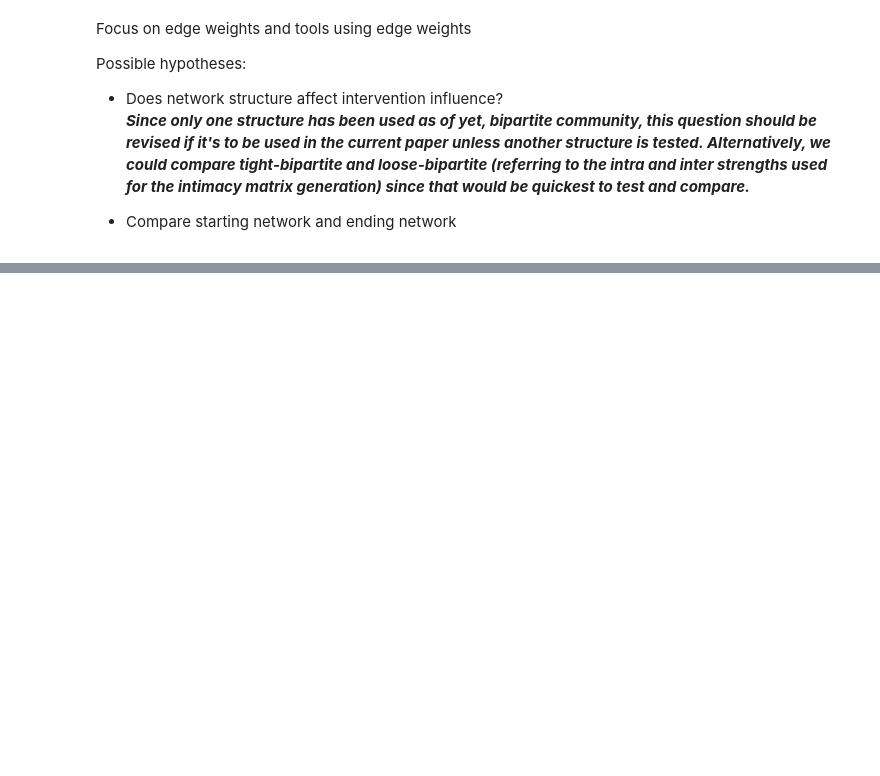
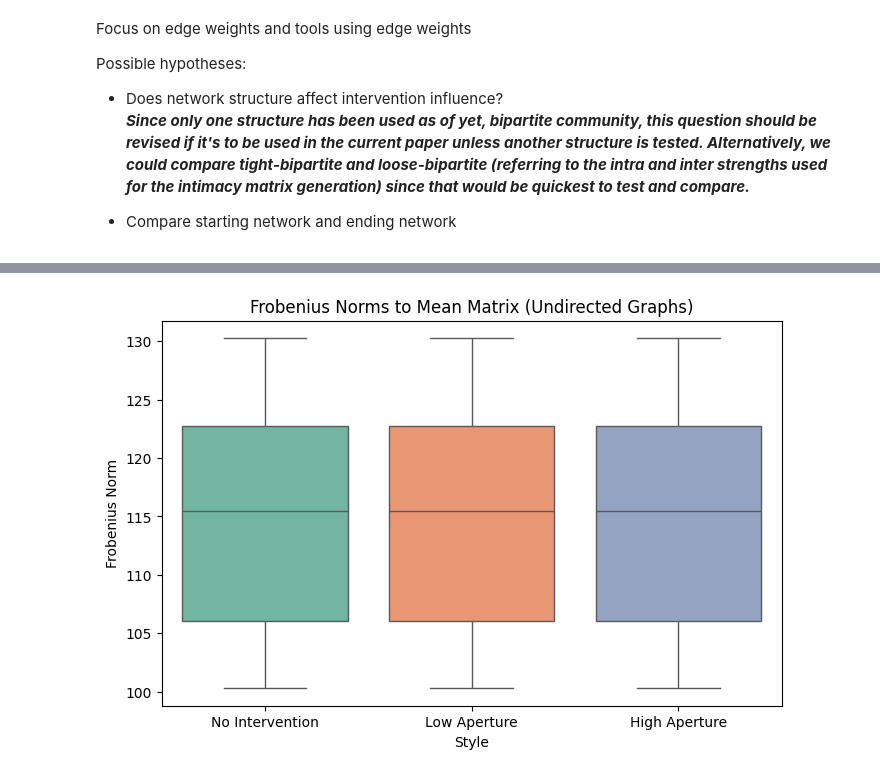
Before and after one commit to pajarito95/Emotion-Contagion, a Jupyter notebook: abm_emotion_contagion_analysis.ipynb, the cells around one changed output, grey strips where cells are left out. Cells and saved outputs as stored; diff of their text form; code cells hidden in the pictures; blank space fills up the shorter version.

```diff
--- a/abm_emotion_contagion_analysis.ipynb
+++ b/abm_emotion_contagion_analysis.ipynb
@@ -463,15 +463,0 @@ The above looking identical to each other makes sense because these graphs repre
-# %%
-# Directed graphs
-fnorm_data_dir = {'style': [], 'frobenius_norm': []}
-for style_name, fnorms in zip(styles, [fnorm_DGs_wo, fnorm_DGs_H, fnorm_DGs_L]):
-    fnorm_data_dir['style'].extend([style_name]*len(fnorms))
-    fnorm_data_dir['frobenius_norm'].extend(fnorms)
-
-df_fnorm_dir = pd.DataFrame(fnorm_data_dir)
-
-plt.figure(figsize=(8,5))
-sns.boxplot(x='style', y='frobenius_norm', data=df_fnorm_dir, palette='Set3', hue='style', legend=False)
-plt.title("Frobenius Norms to Mean Matrix (Directed Graphs)")
-plt.ylabel("Frobenius Norm")
-plt.xlabel("Style")
-plt.show()
@@ -1278,0 +469,85 @@ print(node_df.to_string(index=False))
+# %%
+# Step 1) Convert each network to its adjacency matrix
+def graph_to_adj_matrix(graphs_list):
+    '''
+    Convert a list of NetworkX graphs to their adjacency matrices.
+    '''
+    adj_matrices = []
+    for G in graphs_list:
+        A = nx.to_numpy_array(G, weight='weight', dtype=float)  # REMEMBER: for the DG graphs, A_ij = how much i influenced j (so instead of thinking 'how much did j get from i?', think 'how much did i give to j?')
+        adj_matrices.append(A)
+
+    return adj_matrices
+
+# for each style of G and DG, apply the function
+Gs_wo_adj = graph_to_adj_matrix(Gs_wo)  # list of adjacency matrices, one per run
+Gs_H_adj = graph_to_adj_matrix(Gs_H)
+Gs_L_adj = graph_to_adj_matrix(Gs_L)
+Gs_styles_adj = [Gs_wo_adj, Gs_H_adj, Gs_L_adj]  # list of lists of adjacency matrices
+
+DGs_wo_adj = graph_to_adj_matrix(DGs_wo)
+DGs_H_adj = graph_to_adj_matrix(DGs_H)
+DGs_L_adj = graph_to_adj_matrix(DGs_L)
+DGs_styles_adj = [DGs_wo_adj, DGs_H_adj, DGs_L_adj]
+
+
+
+# Step 2) Compute Frobenius norms between each pair of adjacency matrices within a style
+def frobenius_norms_comparison(adj_list):
+    '''
+    We want to compare the adjacency matrices within a style to the mean matrix of that style to get an idea of how much they vary from each other, so we compute the Frobenius norm between each adjacency matrix and the mean matrix.
+    Smaller = more similar
+    '''
+    mean_matrix = np.mean(adj_list, axis=0)
+    frobenius_norms = np.array([np.linalg.norm(A - mean_matrix, 'fro') for A in adj_list])
+    return mean_matrix, frobenius_norms
+
+# F norms for G and DG
+mean_matrix_G_wo, fnorm_Gs_wo = frobenius_norms_comparison(Gs_wo_adj)
+mean_matrix_G_H, fnorm_Gs_H = frobenius_norms_comparison(Gs_H_adj)
+mean_matrix_G_L, fnorm_Gs_L = frobenius_norms_comparison(Gs_L_adj)
+
+mean_matrix_DG_wo, fnorm_DGs_wo = frobenius_norms_comparison(DGs_wo_adj)
+mean_matrix_DG_H, fnorm_DGs_H = frobenius_norms_comparison(DGs_H_adj)
+mean_matrix_DG_L, fnorm_DGs_L = frobenius_norms_comparison(DGs_L_adj)
+
+
+
+# Step 3) Visualize the Frobenius norms
+styles = ['No Intervention', 'Low Aperture', 'High Aperture']
+fnorm_data = {
+    'style': [],
+    'frobenius_norm': []
+}
+
+# Undirected graphs
+for style_name, fnorms in zip(styles, [fnorm_Gs_wo, fnorm_Gs_L, fnorm_Gs_H]):
+    fnorm_data['style'].extend([style_name]*len(fnorms))
+    fnorm_data['frobenius_norm'].extend(fnorms)
+
+df_fnorm = pd.DataFrame(fnorm_data)
+
+plt.figure(figsize=(8,5))
+sns.boxplot(x='style', y='frobenius_norm', data=df_fnorm, palette='Set2', hue='style', legend=False)
+plt.title("Frobenius Norms to Mean Matrix (Undirected Graphs)")
+plt.ylabel("Frobenius Norm")
+plt.xlabel("Style")
+plt.show()
+
+
+# Directed graphs
+fnorm_data_dir = {'style': [], 'frobenius_norm': []}
+for style_name, fnorms in zip(styles, [fnorm_DGs_wo, fnorm_DGs_L, fnorm_DGs_H]):
+    fnorm_data_dir['style'].extend([style_name]*len(fnorms))
+    fnorm_data_dir['frobenius_norm'].extend(fnorms)
+
+df_fnorm_dir = pd.DataFrame(fnorm_data_dir)
+
+plt.figure(figsize=(8,5))
+sns.boxplot(x='style', y='frobenius_norm', data=df_fnorm_dir, palette='Set3', hue='style', legend=False)
+plt.title("Frobenius Norms to Mean Matrix (Directed Graphs)")
+plt.ylabel("Frobenius Norm")
+plt.xlabel("Style")
+plt.show()
+# %% [output]
+[figure, added]
```
Also changed, not shown: parts of 61 cells of this notebook.
